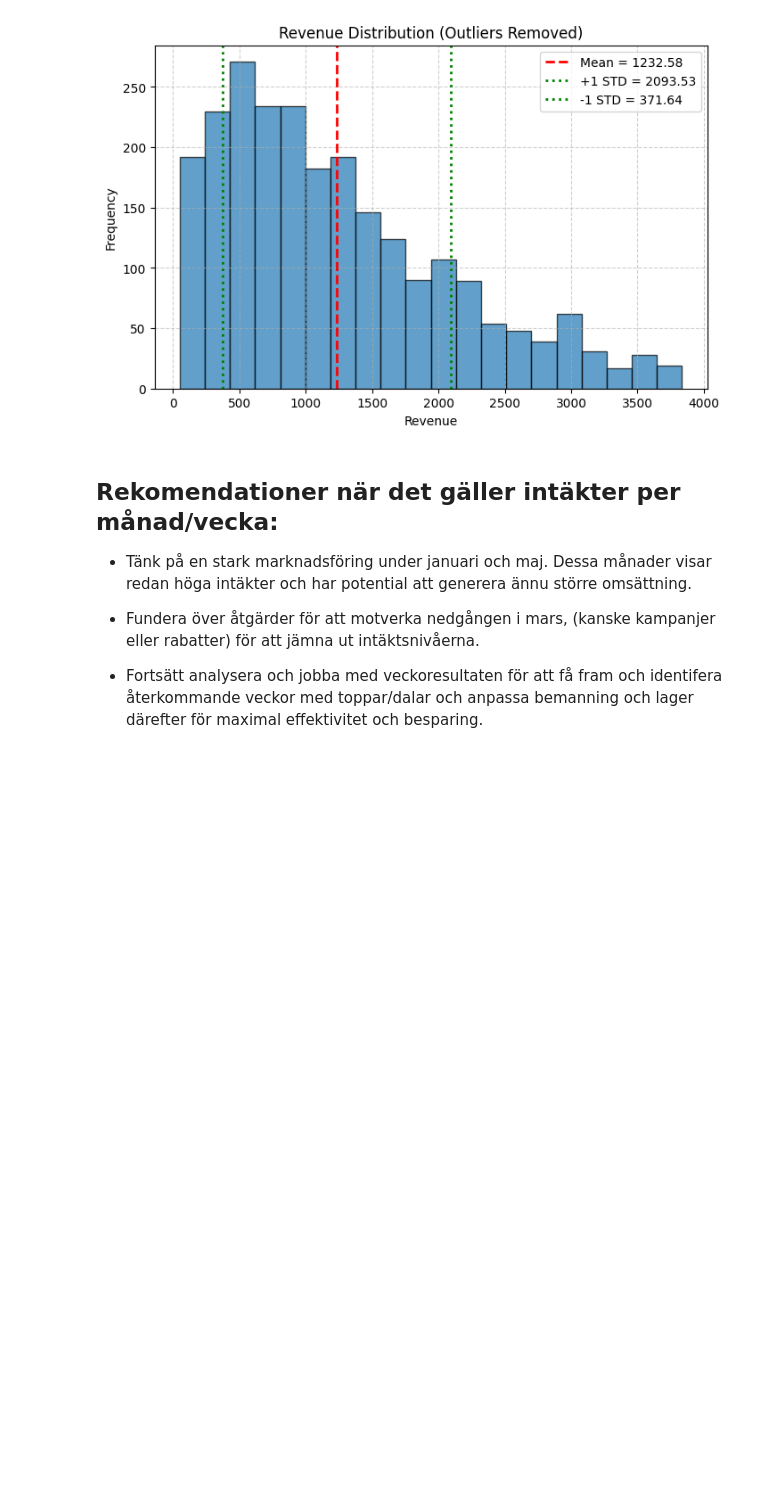
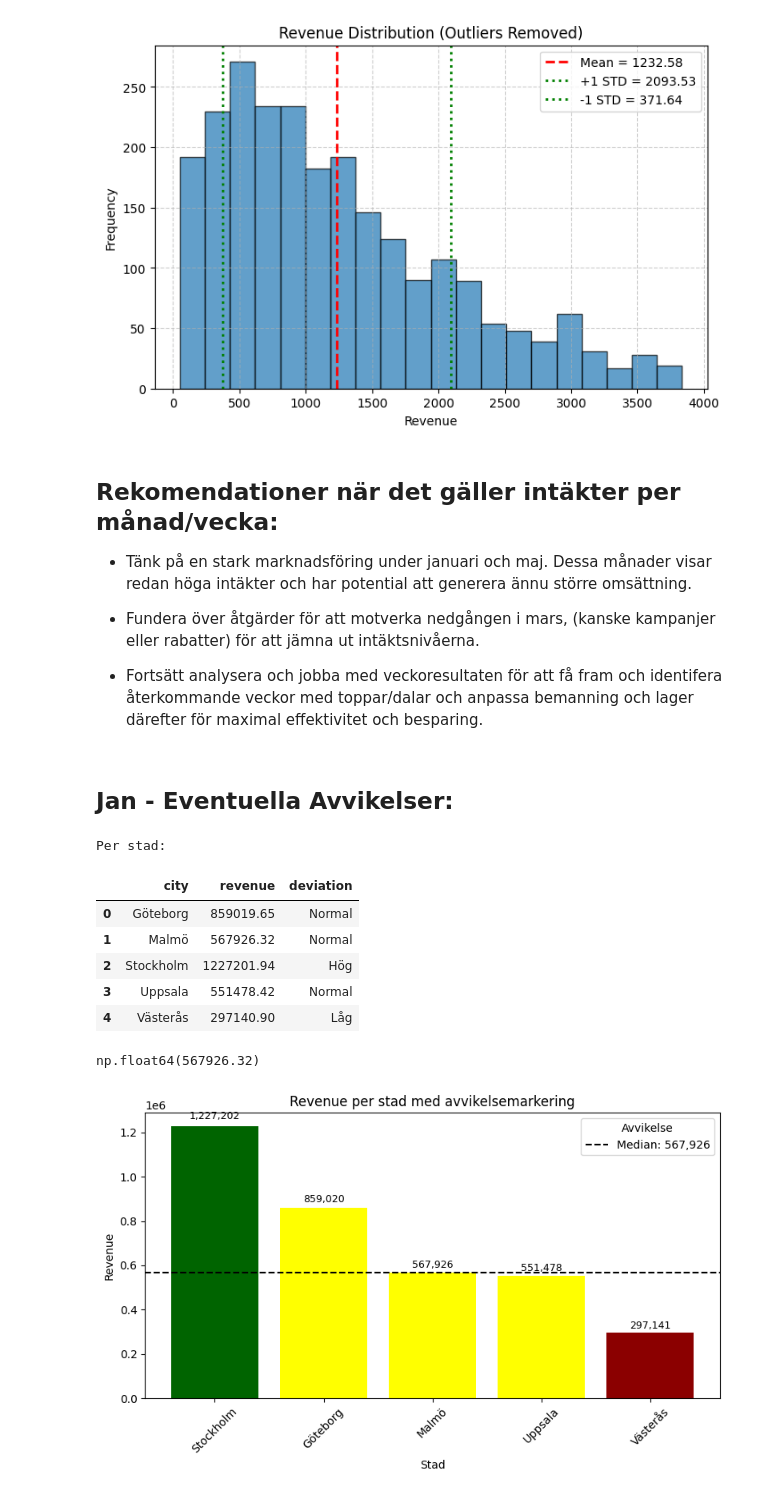
Before and after one commit to KevinCJohansson/E-handel-snabbrapport, a Jupyter notebook: notebooks/report.ipynb, the cells around one changed output. Cells and saved outputs as stored; diff of their text form; code cells hidden in the pictures; blank space fills up the shorter version.

Commit message:
Fixat mina metrics.py och viz.py, samt lagt till bilder i images. Lagt till alla funktioner i report.ipynb

```diff
--- a/notebooks/report.ipynb
+++ b/notebooks/report.ipynb
@@ -122,3 +122,22 @@ plt.show()
 - Fundera över åtgärder för att motverka nedgången i mars, (kanske kampanjer eller rabatter) för att jämna ut intäktsnivåerna.
 
 - Fortsätt analysera och jobba med veckoresultaten för att få fram och identifera återkommande veckor med toppar/dalar och anpassa bemanning och lager därefter för maximal effektivitet och besparing.
+# %% [markdown]
+## Jan - Eventuella Avvikelser:
+# %%
+print("Per stad:")
+revenue_per_city, median_revenue = M.revenue_per_city_dev(df)
+display(revenue_per_city)
+display(median_revenue)
+V.plot_city_revenue(revenue_per_city, median_revenue)
+#Markerat städer som sticker ut mer än 30% från genomsnittet(Låg och hög)
+# %% [output]
+Per stad:
+|  | city | revenue | deviation |
+| 0 | Göteborg | 859019.65 | Normal |
+| 1 | Malmö | 567926.32 | Normal |
+| 2 | Stockholm | 1227201.94 | Hög |
+| 3 | Uppsala | 551478.42 | Normal |
+| 4 | Västerås | 297140.90 | Låg |
+np.float64(567926.32)
+[figure, added]
```
Also changed, not shown: parts of 7 cells of this notebook, 6 other files.
